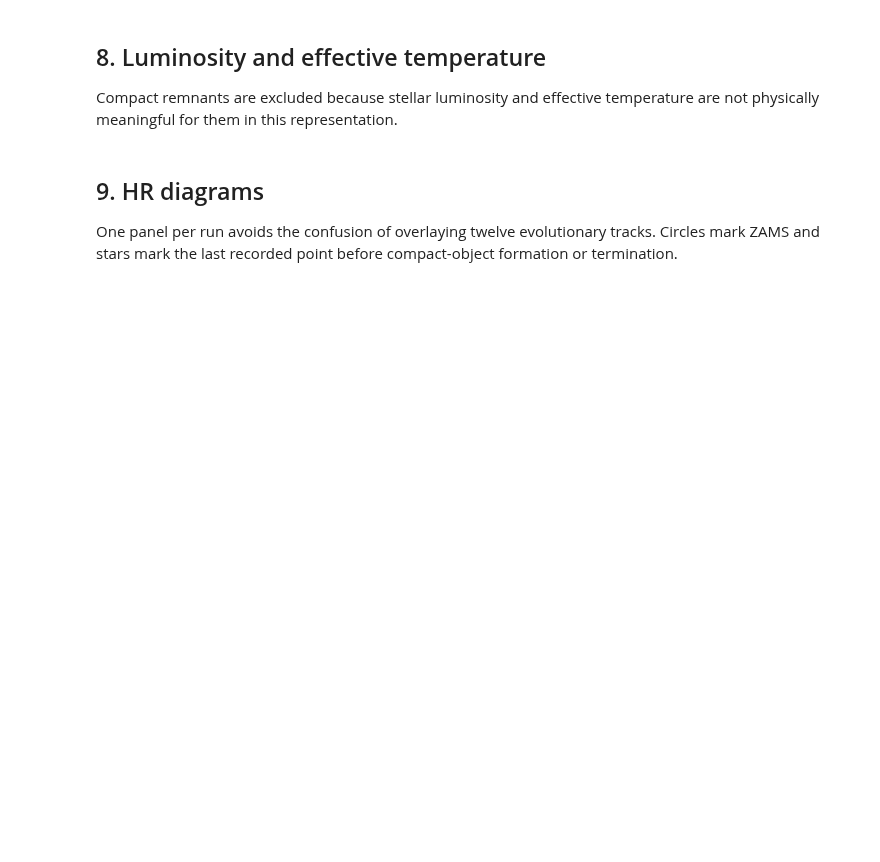
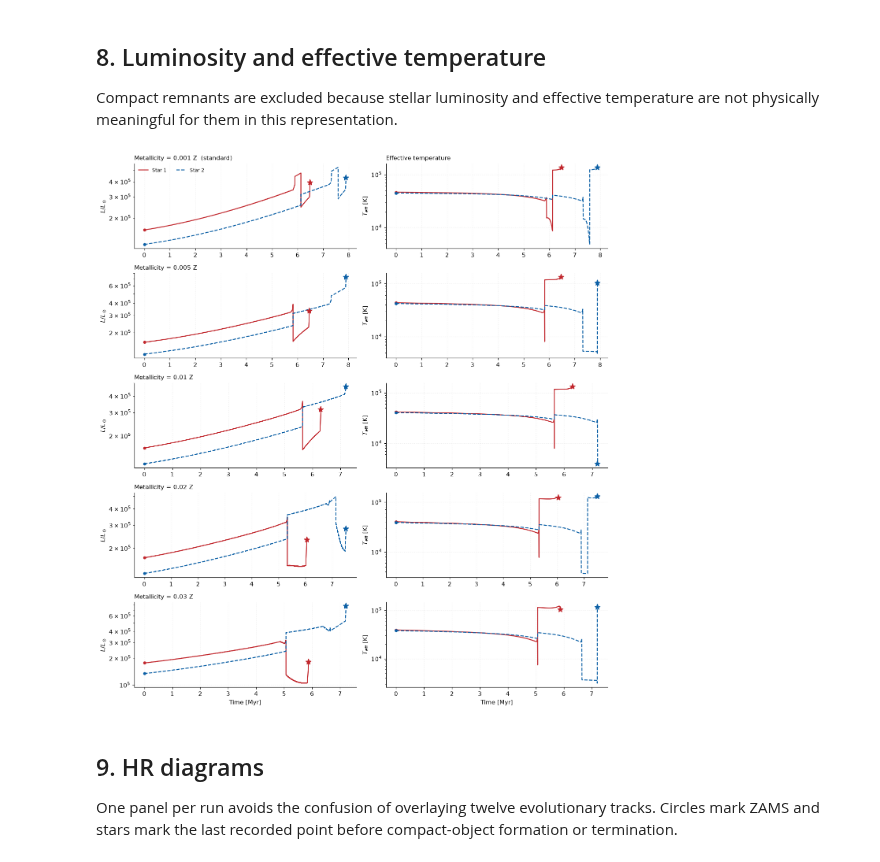
Before and after one commit to maryamahsan-codes/GROWL_GW-Palaeontology, a Jupyter notebook: further_analysis/COMPAS_one_parameter_comparison.ipynb, the cells around one changed output. Drawn from its saved outputs; the diff is of its cells as text; code cells hidden in the pictures; blank space fills up the shorter version.

```diff
--- a/further_analysis/COMPAS_one_parameter_comparison.ipynb
+++ b/further_analysis/COMPAS_one_parameter_comparison.ipynb
@@ -395,20 +469,32 @@ Compact remnants are excluded because stellar luminosity and effective temperatu
 # %%
 def plot_stellar_properties(runs, varied_parameter):
     fig, axes = plt.subplots(len(runs), 2, figsize=(12, 2.6*len(runs)), squeeze=False)
     for row, run in enumerate(runs):
         df = run["df"]
         for star, color, ls in [(1,C1,"-"),(2,C2,"--")]:
             mask = df[f"Stellar_Type({star})"] <= 9
-            axes[row,0].plot(df.Time[mask], df.loc[mask,f"Luminosity({star})"], color=color, ls=ls, label=f"Star {star}")
-            axes[row,1].plot(df.Time[mask], df.loc[mask,f"Teff({star})"], color=color, ls=ls, label=f"Star {star}")
+            stellar = df.loc[mask]
+            for ax, quantity in [(axes[row,0], f"Luminosity({star})"),
+                                 (axes[row,1], f"Teff({star})")]:
+                valid = stellar[["Time", quantity]].replace([np.inf, -np.inf], np.nan).dropna()
+                valid = valid[valid[quantity] > 0]  # Both panels have logarithmic y-axes.
+                if valid.empty:
+                    continue
+                ax.plot(valid["Time"], valid[quantity], color=color, ls=ls, label=f"Star {star}")
+                ax.plot(valid["Time"].iloc[0], valid[quantity].iloc[0],
+                        marker="o", color=color, ms=4, ls="none", zorder=4)
+                ax.plot(valid["Time"].iloc[-1], valid[quantity].iloc[-1],
+                        marker="*", color=color, ms=10, ls="none", zorder=5)
         axes[row,0].set_yscale("log"); axes[row,0].set_ylabel(r"$L/L_\odot$")
         axes[row,1].set_yscale("log"); axes[row,1].set_ylabel(r"$T_{\rm eff}$ [K]")
         axes[row,0].set_title(run_label(run, varied_parameter), loc="left", fontsize=10)
         if row == 0: axes[row,0].legend(ncol=2, fontsize=8); axes[row,1].set_title("Effective temperature", loc="left", fontsize=10)
     axes[-1,0].set_xlabel("Time [Myr]"); axes[-1,1].set_xlabel("Time [Myr]")
     plt.tight_layout(); plt.show()
 
 plot_stellar_properties(runs, VARIED_PARAMETER)
+# %% [output]
+[figure, added]
 # %% [markdown]
 ## 9. HR diagrams
 
```
Also changed, not shown: parts of 15 cells of this notebook.
